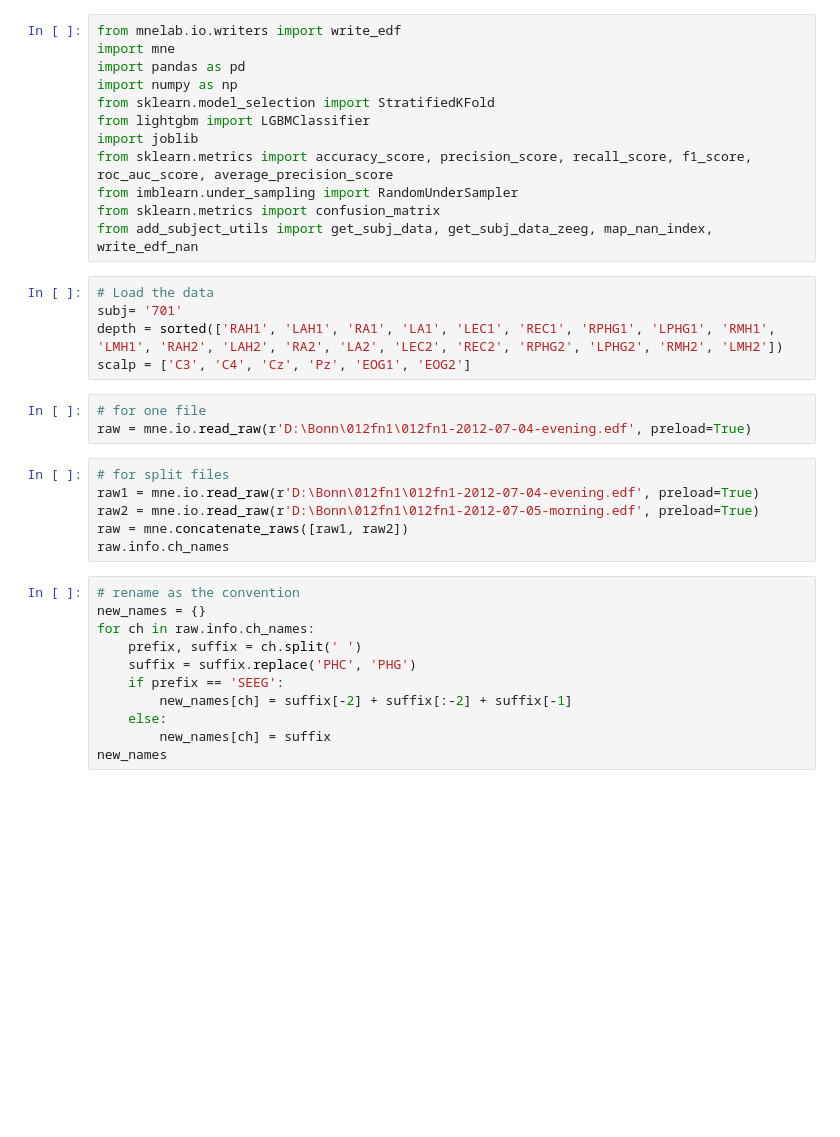
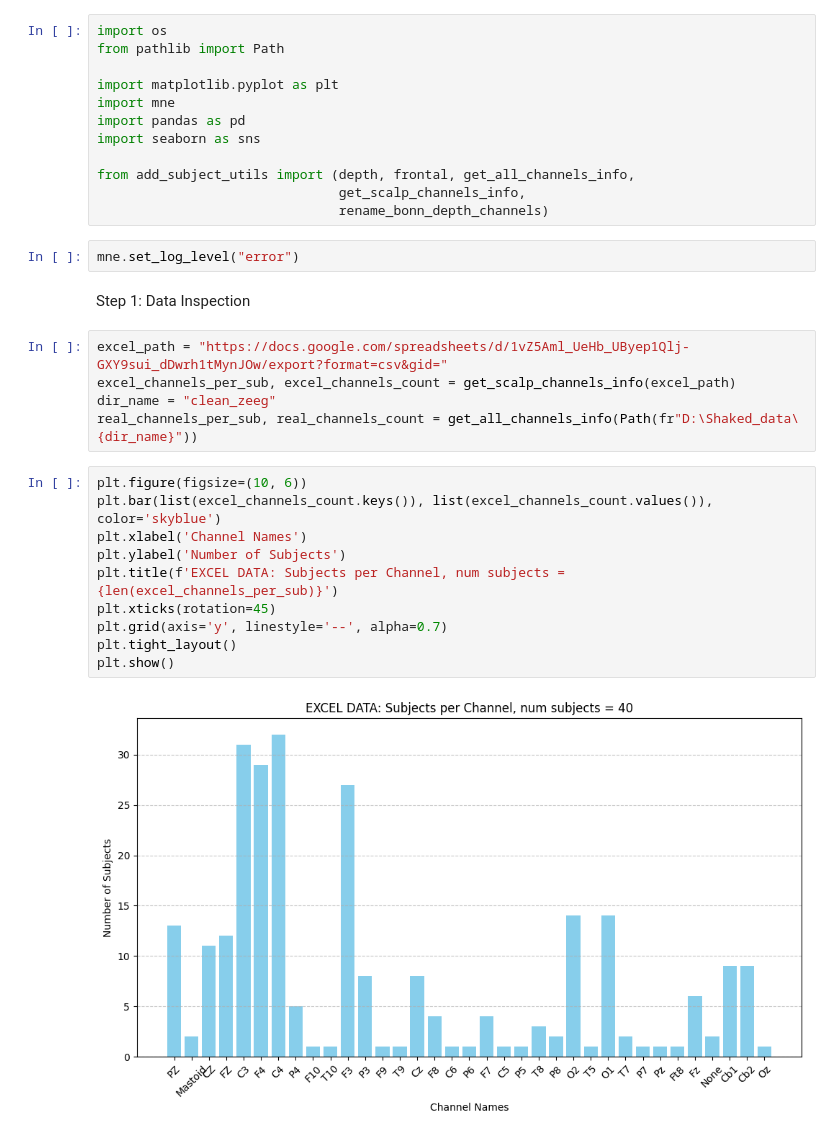
Before and after one commit to Shaked-Aglamaz/spikes_notebooks, a Jupyter notebook: add_new_subj.ipynb, the cells around one changed output. Saved outputs shown, nothing was run; the diff lists cells and outputs as text; blank space fills up the shorter version.

```diff
--- a/add_new_subj.ipynb
+++ b/add_new_subj.ipynb
@@ -1,38 +1,34 @@
 # %%
-from mnelab.io.writers import write_edf
+import os
+from pathlib import Path
+
+import matplotlib.pyplot as plt
 import mne
 import pandas as pd
-import numpy as np
-from sklearn.model_selection import StratifiedKFold
-from lightgbm import LGBMClassifier
-import joblib
-from sklearn.metrics import accuracy_score, precision_score, recall_score, f1_score, roc_auc_score, average_precision_score
-from imblearn.under_sampling import RandomUnderSampler
-from sklearn.metrics import confusion_matrix
-from add_subject_utils import get_subj_data, get_subj_data_zeeg, map_nan_index, write_edf_nan
+import seaborn as sns
+
+from add_subject_utils import (depth, frontal, get_all_channels_info,
+                               get_scalp_channels_info,
+                               rename_bonn_depth_channels)
 # %%
-# Load the data
-subj= '701'
-depth = sorted(['RAH1', 'LAH1', 'RA1', 'LA1', 'LEC1', 'REC1', 'RPHG1', 'LPHG1', 'RMH1', 'LMH1', 'RAH2', 'LAH2', 'RA2', 'LA2', 'LEC2', 'REC2', 'RPHG2', 'LPHG2', 'RMH2', 'LMH2'])
-scalp = ['C3', 'C4', 'Cz', 'Pz', 'EOG1', 'EOG2']
+mne.set_log_level("error")
-# %%
-# for one file
-raw = mne.io.read_raw(r'D:\Bonn\012fn1\012fn1-2012-07-04-evening.edf', preload=True)
+# %% [markdown]
+Step 1: Data Inspection
 # %%
-# for split files
-raw1 = mne.io.read_raw(r'D:\Bonn\012fn1\012fn1-2012-07-04-evening.edf', preload=True)
-raw2 = mne.io.read_raw(r'D:\Bonn\012fn1\012fn1-2012-07-05-morning.edf', preload=True)
-raw = mne.concatenate_raws([raw1, raw2])
-raw.info.ch_names
+excel_path = "https://docs.google.com/spreadsheets/d/1vZ5Aml_UeHb_UByep1Qlj-GXY9sui_dDwrh1tMynJOw/export?format=csv&gid="
+excel_channels_per_sub, excel_channels_count = get_scalp_channels_info(excel_path)
+dir_name = "clean_zeeg"
+real_channels_per_sub, real_channels_count = get_all_channels_info(Path(fr"D:\Shaked_data\{dir_name}"))
 # %%
-# rename as the convention
-new_names = {}
-for ch in raw.info.ch_names:
-    prefix, suffix = ch.split(' ')
-    suffix = suffix.replace('PHC', 'PHG')
-    if prefix == 'SEEG':
-        new_names[ch] = suffix[-2] + suffix[:-2] + suffix[-1]
-    else:
-        new_names[ch] = suffix
-new_names
+plt.figure(figsize=(10, 6))
+plt.bar(list(excel_channels_count.keys()), list(excel_channels_count.values()), color='skyblue')
+plt.xlabel('Channel Names')
+plt.ylabel('Number of Subjects')
+plt.title(f'EXCEL DATA: Subjects per Channel, num subjects = {len(excel_channels_per_sub)}')
+plt.xticks(rotation=45)
+plt.grid(axis='y', linestyle='--', alpha=0.7)
+plt.tight_layout()
+plt.show()
+# %% [output]
+[figure, added]
 # %%
```
Also changed, not shown: parts of 20 cells of this notebook, 4 other files.
